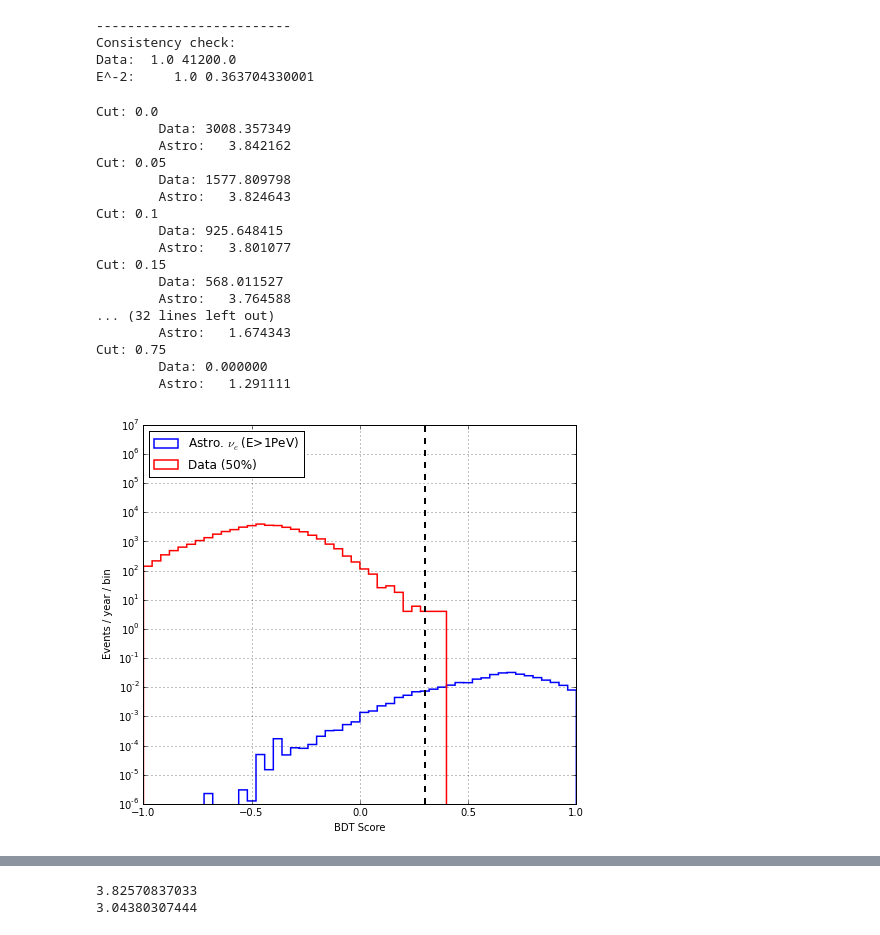
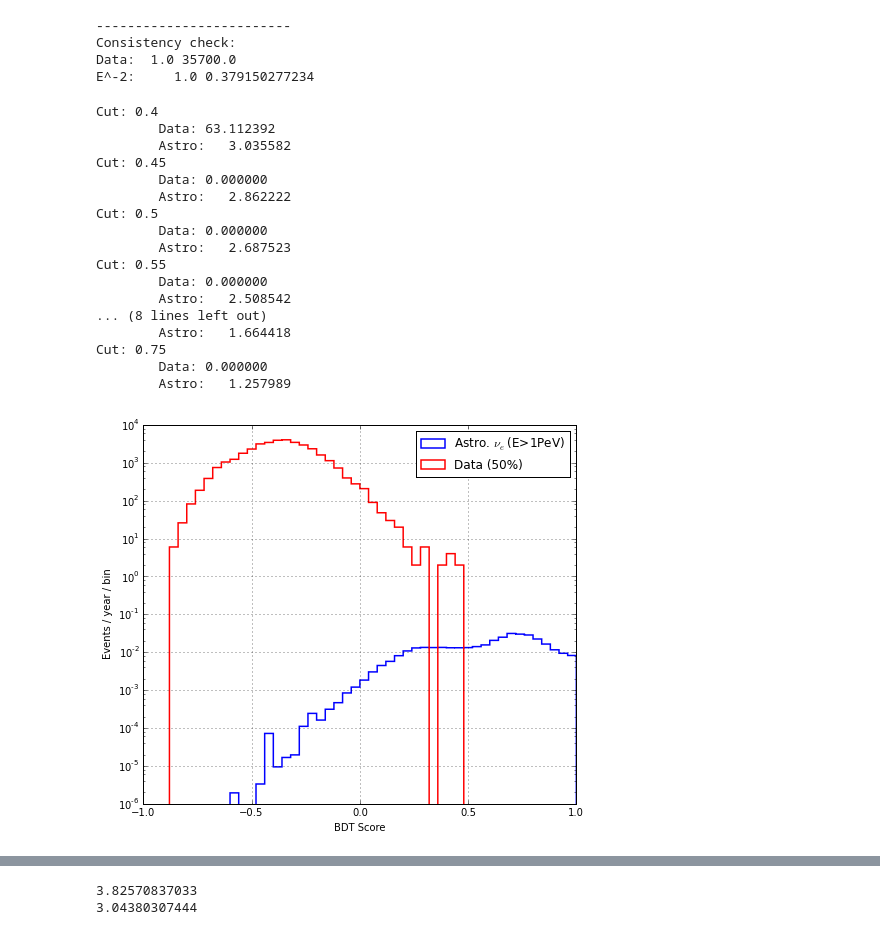
Before and after one commit to mrelich/MultiPeVNotebooks, a Jupyter notebook: mva_outerevents_datatrain.ipynb, the cells around one changed output, grey strips where cells are left out. Saved outputs shown, nothing was run; the diff lists cells and outputs as text; code cells hidden in the pictures.

```diff
--- a/mva_outerevents_datatrain.ipynb
+++ b/mva_outerevents_datatrain.ipynb
@@ -17,21 +17,7 @@ from sklearn.metrics import log_loss
 # Load the data and apply the baseline selection.  Keep only
 # the features we are going to use
 
-b_features = ['hs_z_travel',
-              #'rho_travel',
-              'rho_travel5',
-              #'ImpLF_rchi2',
-              #'tlarge5[0]-tearly5[0]',
-              #'hm_nhit_doms',
-              #'hm_nhit_strings',
-              'ndoms_5pe',
-              'log10(hs_q_tot_pulses)',
-              'maxDist',
-              'cumuAt600ns',
-              #'widthAt50',
-              'hs_cogz',
-              'sqrt(hs_cogx*hs_cogx+hs_cogy*hs_cogy)'
-              ]
+b_features = C.bdt_features
 
 # Weigth branches for book keeping
 weights = ['w','wE2',
@@ -69,6 +55,12 @@ d_data = qlayerCut(d_data,False,0.8)
 d_nue = balloonCut(d_nue)
 d_data = balloonCut(d_data)
 
+# Remove -200 to 0
+def cogzcut(dt):
+    return dt[((-200 > dt.hs_cogz) | (dt.hs_cogz > 0))]
+#d_nue = cogzcut(d_nue)
+#d_data = cogzcut(d_data)
+
 # Only keep events that have hit in outer list
 #d_nue = firstHitInOuter(d_nue)
 #d_data = firstHitInOuter(d_data)
@@ -87,10 +79,6 @@ d_le_nue = d_nue[np.log10(d_nue['PrimaryNeutrinoEnergy']) < 6]
 d_he_nue = d_he_nue[ b_features + weights +['target'] ]
 d_le_nue = d_le_nue[ b_features + weights +['target'] ]
 d_data   = d_data[ b_features + weights + ['target'] ]
-# %%
-d_he_nue = d_he_nue.dropna()
-d_le_nue = d_le_nue.dropna()
-d_data = d_data.dropna()
 # %%
 # Break into testing and training data sets
 trainfrac = 0.5
@@ -128,8 +116,8 @@ print "E^-2:    ", sum(X_train[ y_train > 0.5 ]['wE2']), sum(X_test[ y_test > 0.
 # %% [output]
 -------------------------
 Consistency check:
-Data:  1.0 41200.0
-E^-2:     1.0 0.363704330001
+Data:  1.0 35700.0
+E^-2:     1.0 0.379150277234
 # %%
 # Ok now we have our data separated and we can train our classifier
 # In a separate script, do a grid search to best determine the hyper parameters.
@@ -168,7 +156,7 @@ pt = PlotTool()
 #dt_bkg = X_test[ y_test < 0.5 ]
 # %%
 # Make a method to plot data and bkg
-def plotbdt(clf, X_test, y_test, cutval=-1):
+def plotbdt(clf, X_test, y_test, cutval=-1,title=""):
 
     # Get the scores
     X_test['scores'] = pd.Series(clf.decision_function(X_test[b_features]),
@@ -194,6 +182,7 @@ def plotbdt(clf, X_test, y_test, cutval=-1):
               50,-1,1,'r',
               False,False)
 
+    plt.title(title)
     plt.grid()
     plt.legend(loc='best')
     if cutval > 0:
@@ -203,34 +192,34 @@ def plotbdt(clf, X_test, y_test, cutval=-1):
 
     # Let's also print out the expected sig
     # and background for some cutvalues
-    cuts = np.arange(0,0.8,0.05)
+    cuts = np.arange(0.4,0.8,0.05)
     for cut in cuts:
         print "Cut:", cut
         print "\tData: %f"%(sum(dt_bkg[ dt_bkg['scores'] > cut]['w'])*sf)
         print "\tAstro:   %f"%(sum(dt_sig[ dt_sig['scores'] > cut]['wE2'])*sf)
 # %%
 # Second Best
-clf = classifier(300,4,1000,0.1,200,'sqrt','SAMME.R')
+clf = classifier(300,4,5000,0.1,200,3,'SAMME.R')
 clf = train(clf, X_train, y_train)
 plotbdt(clf, X_test, y_test)
 # %% [output]
-Cut: 0.0
-        Data: 3008.357349
-        Astro:   3.842162
-Cut: 0.05
-        Data: 1577.809798
-        Astro:   3.824643
-Cut: 0.1
-        Data: 925.648415
-        Astro:   3.801077
-Cut: 0.15
-        Data: 568.011527
-        Astro:   3.764588
-... (32 lines left out)
-        Astro:   1.674343
+Cut: 0.4
+        Data: 63.112392
+        Astro:   3.035582
+Cut: 0.45
+        Data: 0.000000
+        Astro:   2.862222
+Cut: 0.5
+        Data: 0.000000
+        Astro:   2.687523
+Cut: 0.55
+        Data: 0.000000
+        Astro:   2.508542
+... (8 lines left out)
+        Astro:   1.664418
 Cut: 0.75
         Data: 0.000000
-        Astro:   1.291111
+        Astro:   1.257989
-[figure, old version]
+[figure, new version]
 # %%
 # Second Best
```
Also changed, not shown: parts of 25 cells of this notebook, 6 other files.
